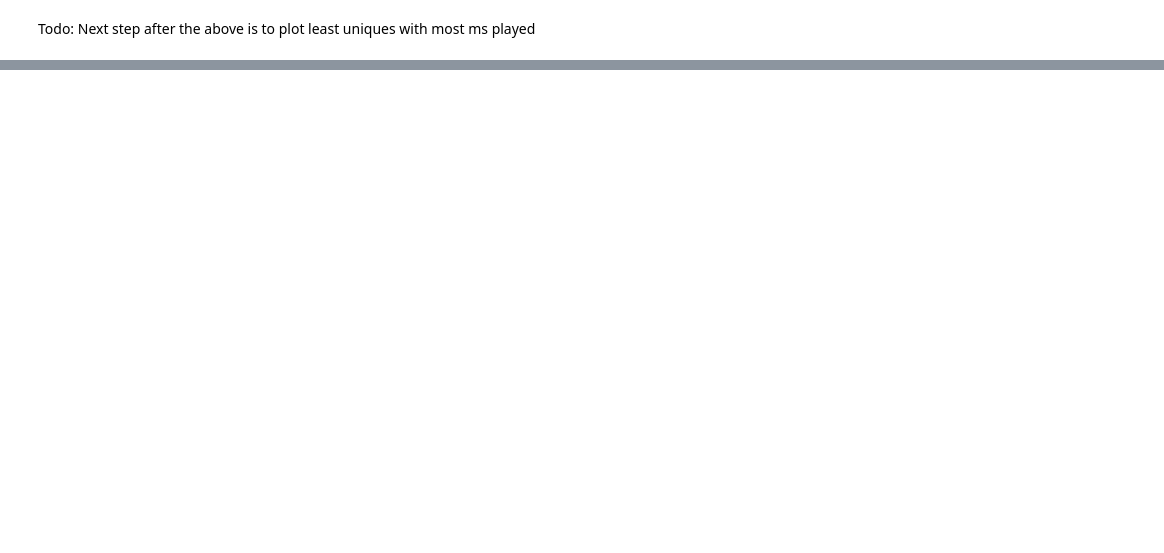
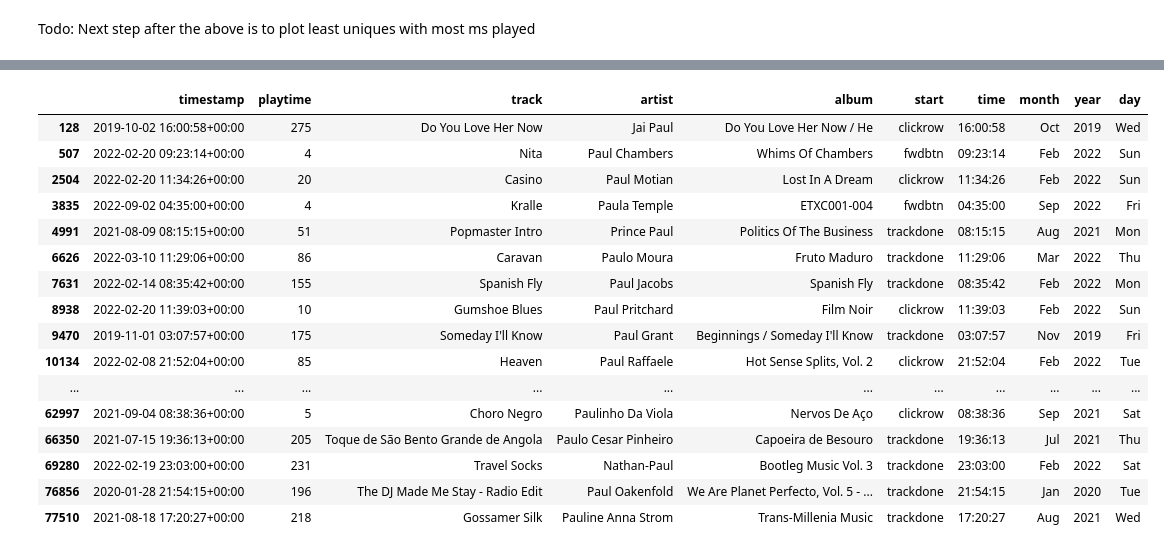
Before and after one commit to mmmuir/CL_DA2, a Jupyter notebook: ios_analysis.ipynb, the cells around one changed output, grey strips where cells are left out. Cells and saved outputs as stored; diff of their text form; code cells hidden in the pictures; blank space fills up the shorter version.

```diff
--- a/ios_analysis.ipynb
+++ b/ios_analysis.ipynb
@@ -595,2 +344,23 @@ sns.barplot(data=podm_gb, x=podm_gb["hours"], y=podm_gb.index)
 # %%
 podm_gb
+# %%
+# streams_dupe = streams_df.copy().drop_duplicates
+streams_df.copy().drop_duplicates(subset='a').drop(columns=['end', 'shuffle', 'id', 'ddate', 'dtime', 'date']).query('artist.str.contains("(?i)paul")')
+# %% [output]
+|  | timestamp | playtime | track | artist | album | start | time | month | year | day |
+| 128 | 2019-10-02 16:00:58+00:00 | 275 | Do You Love Her Now | Jai Paul | Do You Love Her Now / He | clickrow | 16:00:58 | Oct | 2019 | Wed |
+| 507 | 2022-02-20 09:23:14+00:00 | 4 | Nita | Paul Chambers | Whims Of Chambers | fwdbtn | 09:23:14 | Feb | 2022 | Sun |
+| 2504 | 2022-02-20 11:34:26+00:00 | 20 | Casino | Paul Motian | Lost In A Dream | clickrow | 11:34:26 | Feb | 2022 | Sun |
+| 3835 | 2022-09-02 04:35:00+00:00 | 4 | Kralle | Paula Temple | ETXC001-004 | fwdbtn | 04:35:00 | Sep | 2022 | Fri |
+| 4991 | 2021-08-09 08:15:15+00:00 | 51 | Popmaster Intro | Prince Paul | Politics Of The Business | trackdone | 08:15:15 | Aug | 2021 | Mon |
+| 6626 | 2022-03-10 11:29:06+00:00 | 86 | Caravan | Paulo Moura | Fruto Maduro | trackdone | 11:29:06 | Mar | 2022 | Thu |
+| 7631 | 2022-02-14 08:35:42+00:00 | 155 | Spanish Fly | Paul Jacobs | Spanish Fly | trackdone | 08:35:42 | Feb | 2022 | Mon |
+| 8938 | 2022-02-20 11:39:03+00:00 | 10 | Gumshoe Blues | Paul Pritchard | Film Noir | clickrow | 11:39:03 | Feb | 2022 | Sun |
+| 9470 | 2019-11-01 03:07:57+00:00 | 175 | Someday I'll Know | Paul Grant | Beginnings / Someday I'll Know | trackdone | 03:07:57 | Nov | 2019 | Fri |
+| 10134 | 2022-02-08 21:52:04+00:00 | 85 | Heaven | Paul Raffaele | Hot Sense Splits, Vol. 2 | clickrow | 21:52:04 | Feb | 2022 | Tue |
+| ... | ... | ... | ... | ... | ... | ... | ... | ... | ... | ... |
+| 62997 | 2021-09-04 08:38:36+00:00 | 5 | Choro Negro | Paulinho Da Viola | Nervos De Aço | clickrow | 08:38:36 | Sep | 2021 | Sat |
+| 66350 | 2021-07-15 19:36:13+00:00 | 205 | Toque de São Bento Grande de Angola | Paulo Cesar Pinheiro | Capoeira de Besouro | trackdone | 19:36:13 | Jul | 2021 | Thu |
+| 69280 | 2022-02-19 23:03:00+00:00 | 231 | Travel Socks | Nathan-Paul | Bootleg Music Vol. 3 | trackdone | 23:03:00 | Feb | 2022 | Sat |
+| 76856 | 2020-01-28 21:54:15+00:00 | 196 | The DJ Made Me Stay - Radio Edit | Paul Oakenfold | We Are Planet Perfecto, Vol. 5 - ... | trackdone | 21:54:15 | Jan | 2020 | Tue |
+| 77510 | 2021-08-18 17:20:27+00:00 | 218 | Gossamer Silk | Pauline Anna Strom | Trans-Millenia Music | trackdone | 17:20:27 | Aug | 2021 | Wed |
```
Also changed, not shown: parts of 30 cells of this notebook, 1 other file.
